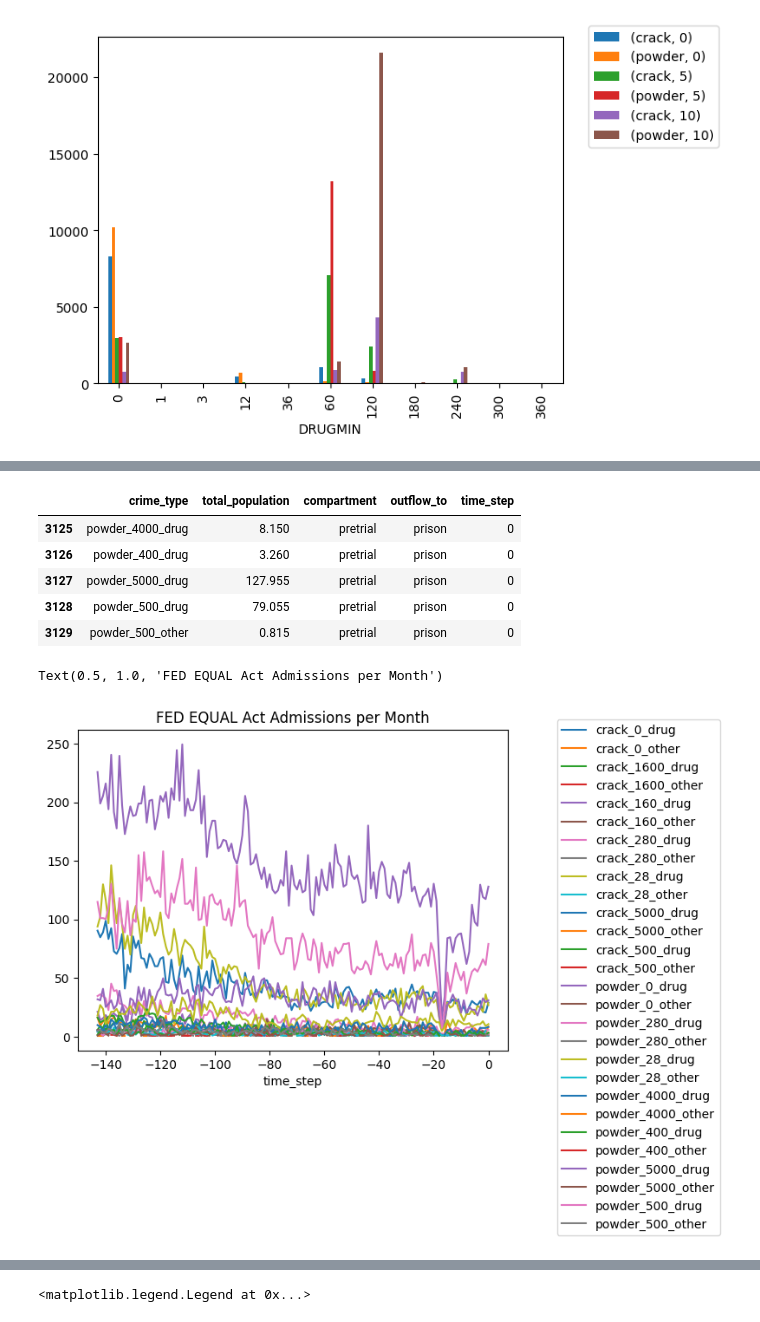
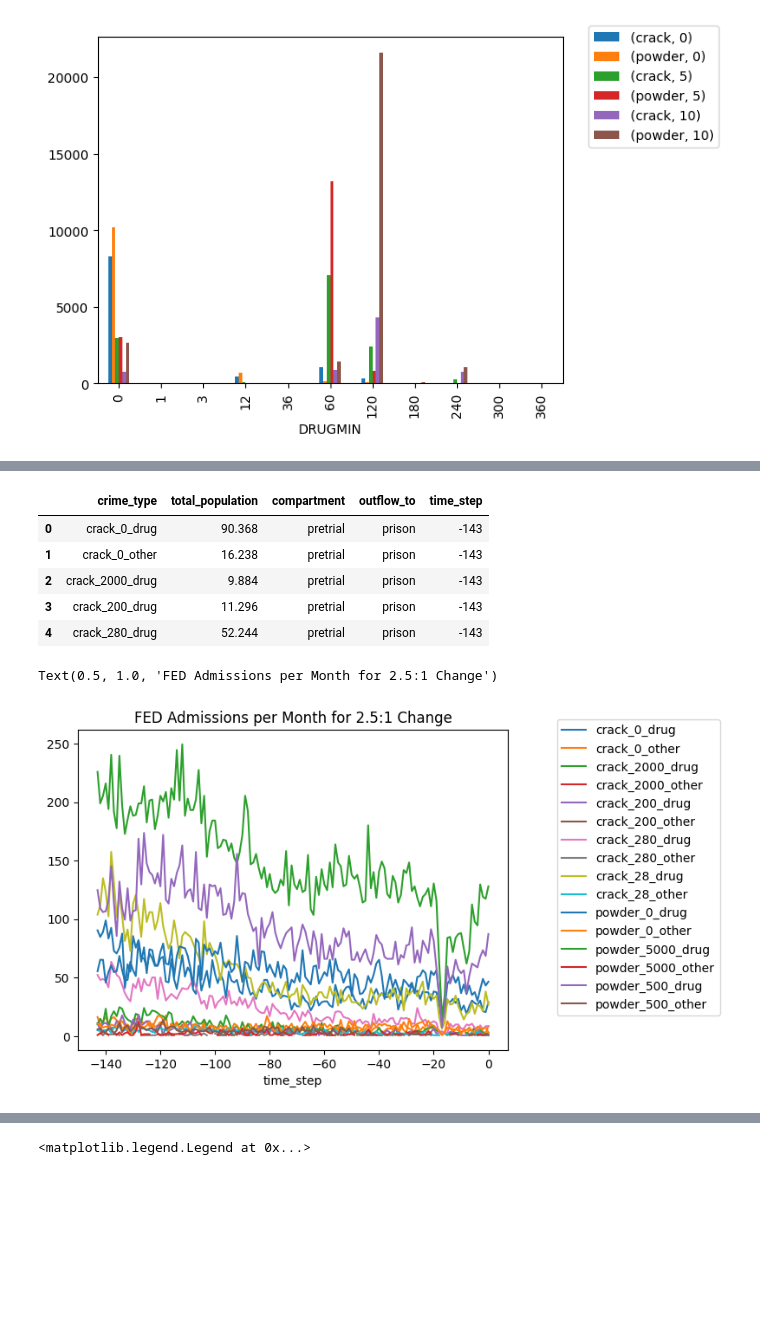
Before and after one commit to stanford-decarceration-collective/stanford-decarceration-collective, a Jupyter notebook: notebooks/historical_data_federal_prison_2021.ipynb, the cells around one changed output, grey strips where cells are left out. Cells and saved outputs as stored; diff of their text form; code cells hidden in the pictures; blank space fills up the shorter version.

```diff
--- a/notebooks/historical_data_federal_prison_2021.ipynb
+++ b/notebooks/historical_data_federal_prison_2021.ipynb
@@ -514,8 +536,8 @@ Commercialized Vice                          2
 Name: primary_crime_type, dtype: int64
 # %%
 # Add a row for crime_type that differentiates the different groups that each policy will impact
-crack_weight_range = np.array([0, 28, 160, 280, 500, 1600, 5000])
-powder_weight_range = np.array([0, 28, 280, 400, 500, 4000, 5000])
+crack_weight_range = np.array([0, 28, 200, 280, 2000])
+powder_weight_range = np.array([0, 500, 5000])
 
 # Categorize more severe offenses that aren't primarily drug-related in a separate group
 # since those have different sentence length distributions
@@ -609,3 +639,9 @@ sentence_data["baseline_mm"].value_counts(dropna=False)
 5     29750
 0     21312
 Name: baseline_mm, dtype: int64
+# %%
+sentence_data["FAMM_2.5:1"] = sentence_data.apply(
+    partial(add_mm, crack_limits=[200, 2000], powder_limits=[500, 5000]), axis=1
+)
+
+sentence_data.head()
@@ -662,20 +714,20 @@ monthly_admissions.loc[powder_admissions, "total_population"] *= 1 - 0.185
 # monthly_admissions = monthly_admissions.set_index(
 #     ["time_step", "crime_type", "compartment", "outflow_to"]
 # ).unstack("crime_type")[["total_population"]].rolling(3).mean().stack("crime_type").reset_index(drop=False)
-monthly_admissions.tail()
+monthly_admissions.head()
 # %% [output]
 |  | crime_type | total_population | compartment | outflow_to | time_step |
-| 3125 | powder_4000_drug | 8.150 | pretrial | prison | 0 |
-| 3126 | powder_400_drug | 3.260 | pretrial | prison | 0 |
-| 3127 | powder_5000_drug | 127.955 | pretrial | prison | 0 |
-| 3128 | powder_500_drug | 79.055 | pretrial | prison | 0 |
-| 3129 | powder_500_other | 0.815 | pretrial | prison | 0 |
+| 0 | crack_0_drug | 90.368 | pretrial | prison | -143 |
+| 1 | crack_0_other | 16.238 | pretrial | prison | -143 |
+| 2 | crack_2000_drug | 9.884 | pretrial | prison | -143 |
+| 3 | crack_200_drug | 11.296 | pretrial | prison | -143 |
+| 4 | crack_280_drug | 52.244 | pretrial | prison | -143 |
 # %%
 monthly_admissions.set_index(["time_step", "crime_type"]).unstack("crime_type")[
     "total_population"
 ].plot()
 plt.legend(bbox_to_anchor=(1.1, 1.05))
-plt.title("FED EQUAL Act Admissions per Month")
+plt.title("FED Admissions per Month for 2.5:1 Change")
 # %% [output]
-Text(0.5, 1.0, 'FED EQUAL Act Admissions per Month')
+Text(0.5, 1.0, 'FED Admissions per Month for 2.5:1 Change')
-[figure, old version]
+[figure, new version]
```
Also changed, not shown: parts of 17 cells of this notebook, 1 other file.
